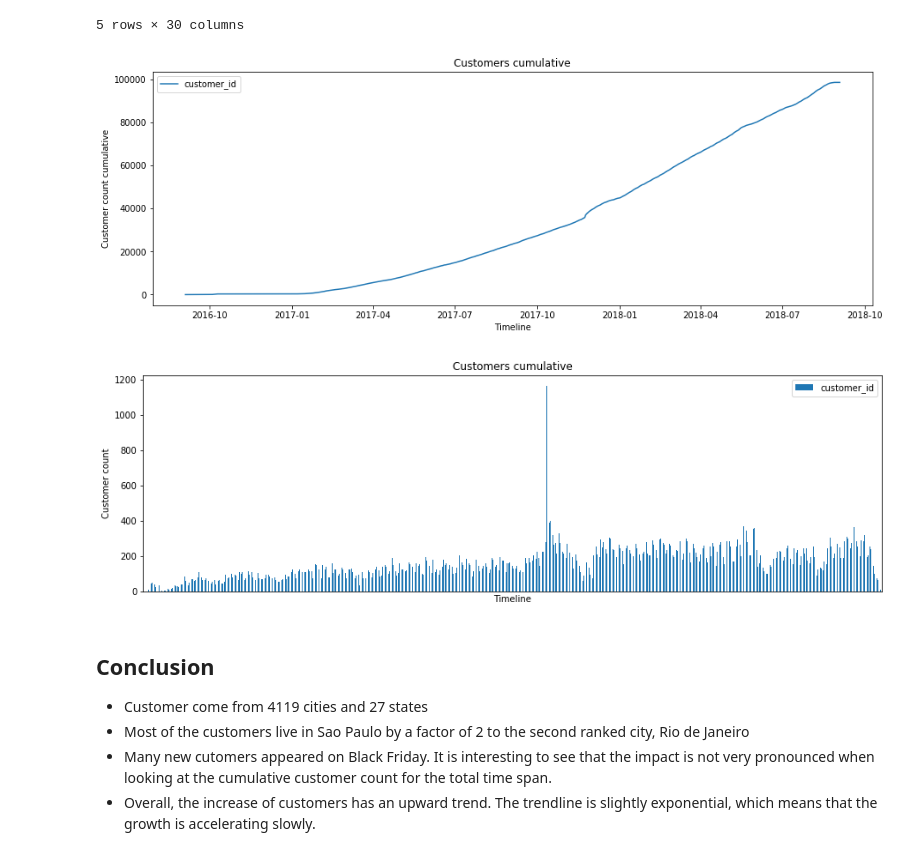
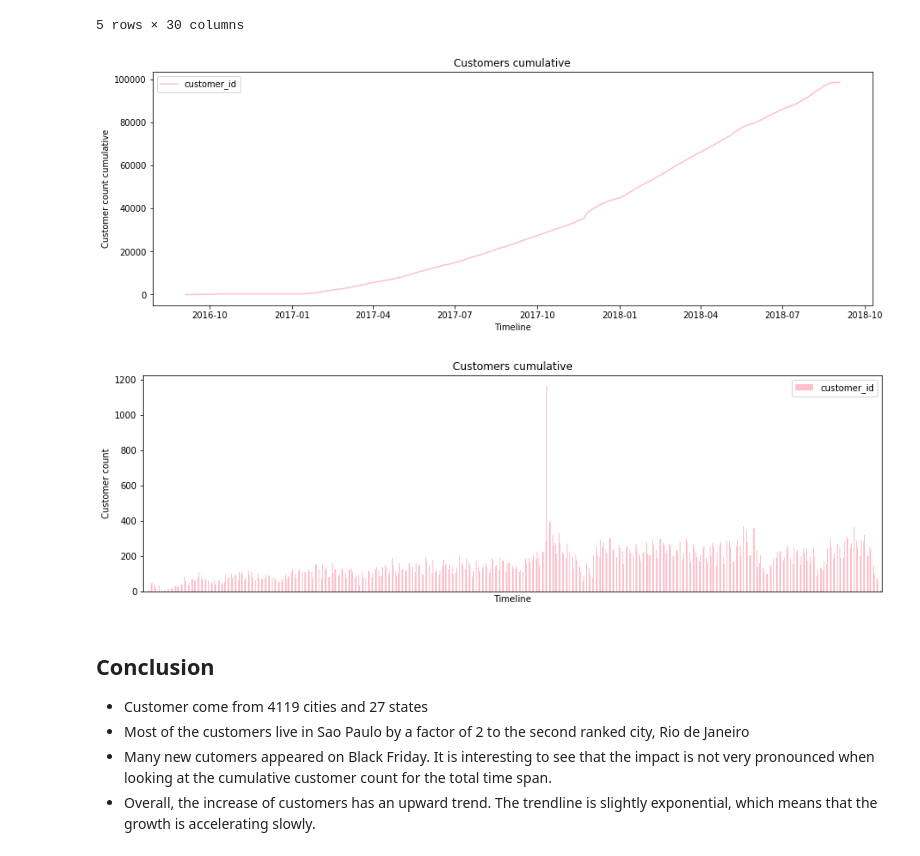
Before and after one commit to Hummelt/Capstone-Project, a Jupyter notebook: 1 - Customer Segmentation/customer_segmentation.ipynb, the cells around one changed output. Saved outputs shown, nothing was run; the diff lists cells and outputs as text; code cells hidden in the pictures.

```diff
--- a/1 - Customer Segmentation/customer_segmentation.ipynb
+++ b/1 - Customer Segmentation/customer_segmentation.ipynb
@@ -395,25 +395,25 @@ df_customer_dly = df_orders.groupby(
         })
 # %%
 
-df_customer_dly.groupby('order_purchase_timestamp').count().cumsum().plot(figsize=(15,5))
+df_customer_dly.groupby('order_purchase_timestamp').count().cumsum().plot(color = 'pink', figsize=(15,5))
 plt.title('Customers cumulative')
 plt.xlabel('Timeline')
 plt.ylabel('Customer count cumulative');
 # %% [output]
-[figure, old version]
+[figure, new version]
 # %%
 
 # New customers count by day
-ax = df_customer_dly.groupby('order_purchase_timestamp').count().plot(kind='bar', figsize=(15,5))
+ax = df_customer_dly.groupby('order_purchase_timestamp').count().plot(kind='bar', color = 'pink', figsize=(15,5))
 # set monthly locator
 ax.xaxis.set_major_locator(mdates.MonthLocator(interval=1))
 # set font and rotation for date tick labels
 plt.gcf().autofmt_xdate()
 plt.title('Customers cumulative')
 plt.xlabel('Timeline')
 plt.ylabel('Customer count');
 # %% [output]
-[figure, old version]
+[figure, new version]
 # %% [markdown]
 ## Conclusion
 
```
Also changed, not shown: parts of 3 cells of this notebook, 5 other files.
